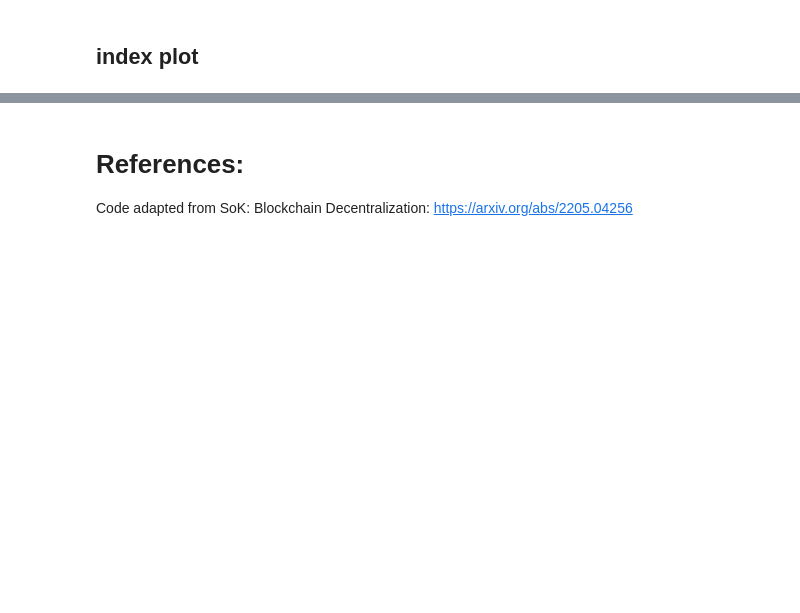
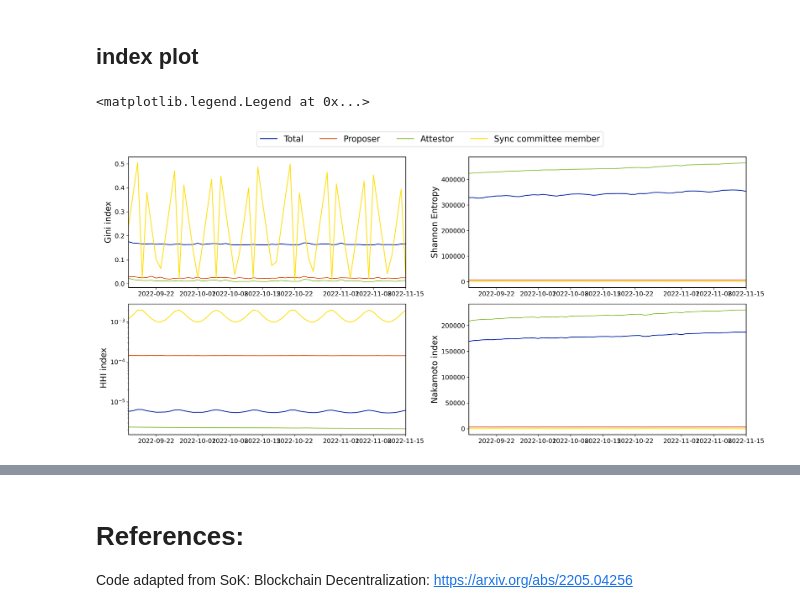
Before and after one commit to learn-want/ETH2.0-reward, a Jupyter notebook: code/decentralization_index.ipynb, the cells around one changed output, grey strips where cells are left out. Saved outputs shown, nothing was run; the diff lists cells and outputs as text; code cells hidden in the pictures; blank space fills up the shorter version.

```diff
--- a/code/decentralization_index.ipynb
+++ b/code/decentralization_index.ipynb
@@ -394,5 +220,70 @@ results_Nakamoto = index_calc(data,start,end,nakamoto)
 results_Nakamoto.to_csv('Nakamoto_Index.csv',index=False)
 # %% [markdown]
 ## index plot
+# %%
+from glob import glob
+files=glob('../data/index_data_3/*.csv')
+validator_counts =pd.read_csv('../data/daily_validator_number_new.csv')
+fig,axes=plt.subplots(2,2,figsize=(18,8),dpi=300)
+for file in files:
+    index=pd.read_csv(file)
+    index['date']=pd.to_datetime(index['date'])
+    index_name=file.split('/')[-1].split('.')[0].split('_')[0]
+    index_name=index_name[0].upper()+index_name[1:]
+    reward_type=file.split('/')[-1].split('.')[0].split('_')[1]
+    # reward_type=['Total','Proposer','Attestor','Sync committee member']
+    if index_name=='Gini':
+        axes[0,0].plot(index['date'],index[reward_type],label=reward_type)
+
+        axes[0,0].set_ylabel(f'{index_name} index',fontsize=16)
+
+        # axes[0,0].yaxis.set_major_formatter(FuncFormatter(lambda y, _: '{:.1%}'.format(y)))
+        # axes[0,0].legend(fontsize=16,ncol=2)
+
+        axes[0,0].autoscale(enable=True, axis='x', tight=True)
+        axes[0,0].set_xlim(left=pd.to_datetime('2022-09-16'))
+        # axes[0,0].set_yscale('log')
+    if index_name=='Index':
+        axes[0,1].plot(index['date'],index[reward_type],label=reward_type)
+        axes[0,1].set_ylabel(f'Shannon Entropy',fontsize=16)
+        #
+        # axes[0,1].legend(fontsize=16,ncol=2)
+        axes[0,1].autoscale(enable=True, axis='x', tight=True)
+        axes[0,1].set_xlim(left=pd.to_datetime('2022-09-16'))
+
+    if index_name=='HHI':
+        # reviese_HHI=index[reward_type]* validator_counts['validator_index'][1:].values
+        axes[1,0].plot(index['date'],index[reward_type],label=reward_type)
+        # axes[1,0].plot(index['date'],reviese_HHI,label=reward_type)
+        axes[1,0].set_ylabel(f' HHI index',fontsize=16)
+        # use percentage to show y axis
+        axes[1,0].yaxis.set_major_formatter(FuncFormatter(lambda y, _: '{:.2%}'.format(y)))
+        # axes[1,0].legend(fontsize=16,ncol=2)
+        axes[1,0].autoscale(enable=True, axis='x', tight=True)
+        axes[1,0].set_xlim(left=pd.to_datetime('2022-09-16'))
+        axes[1,0].set_yscale('log')
+
+    if index_name=='Nakamoto':
+        axes[1,1].plot(index['date'],index[reward_type],label=reward_type)
+        axes[1,1].set_ylabel(f'{index_name} index',fontsize=16)
+
+        # axes[1,1].yaxis.set_major_formatter(FuncFormatter(lambda y, _: '{:.1%}'.format(y)))
+        # axes[1,1].legend(fontsize=16,ncol=2)
+        axes[1,1].autoscale(enable=True, axis='x', tight=True)
+        axes[1,1].set_xlim(left=pd.to_datetime('2022-09-16'))
+plt.tight_layout()
+
+handles, labels = axes[0,0].get_legend_handles_labels()
+labels[0]='Total'
+labels[1]='Proposer'
+labels[2]='Attestor'
+labels[3]='Sync committee member'
+plt.legend(handles,labels,fontsize=16,ncol=4,bbox_to_anchor=(0.5,2.35),frameon=True)
+# plt.legend(fontsize=16,ncol=4,bbox_to_anchor=(0.5,2.35),frameon=True)
+
+# plt.savefig('../figure/4_index_timeseries.pdf',bbox_inches='tight',dpi=300,facecolor='white')
+# %% [output]
+<matplotlib.legend.Legend at 0x...>
+[figure, added]
 # %%
 from glob import glob
```
Also changed, not shown: parts of 25 cells of this notebook, 7 other files.
